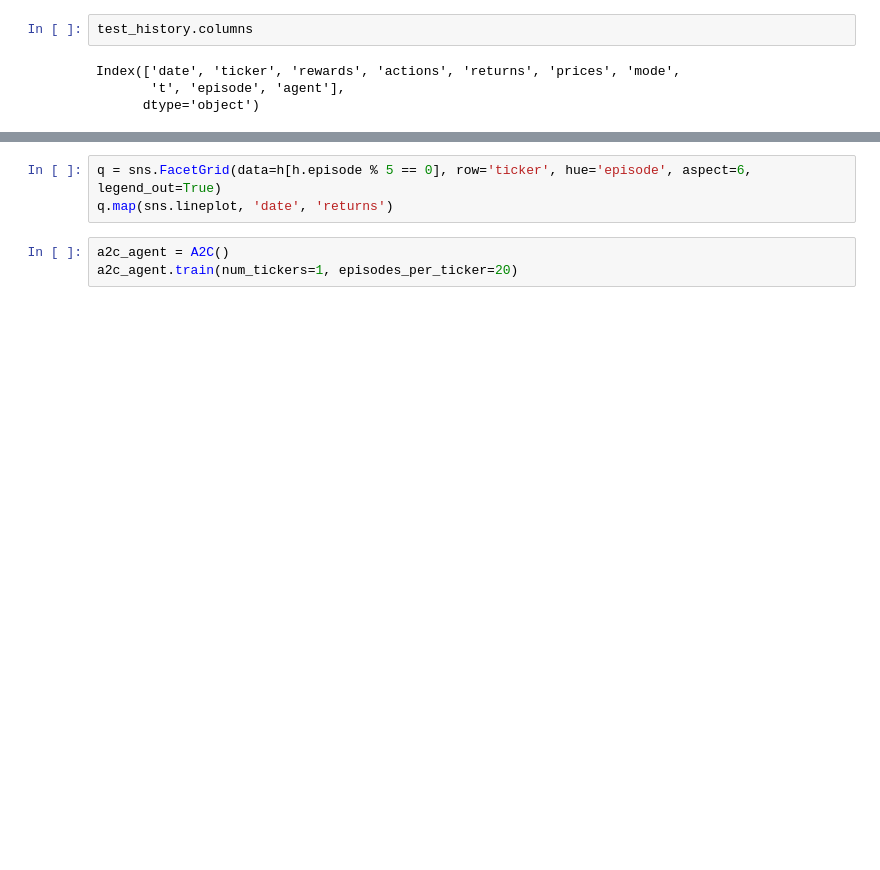
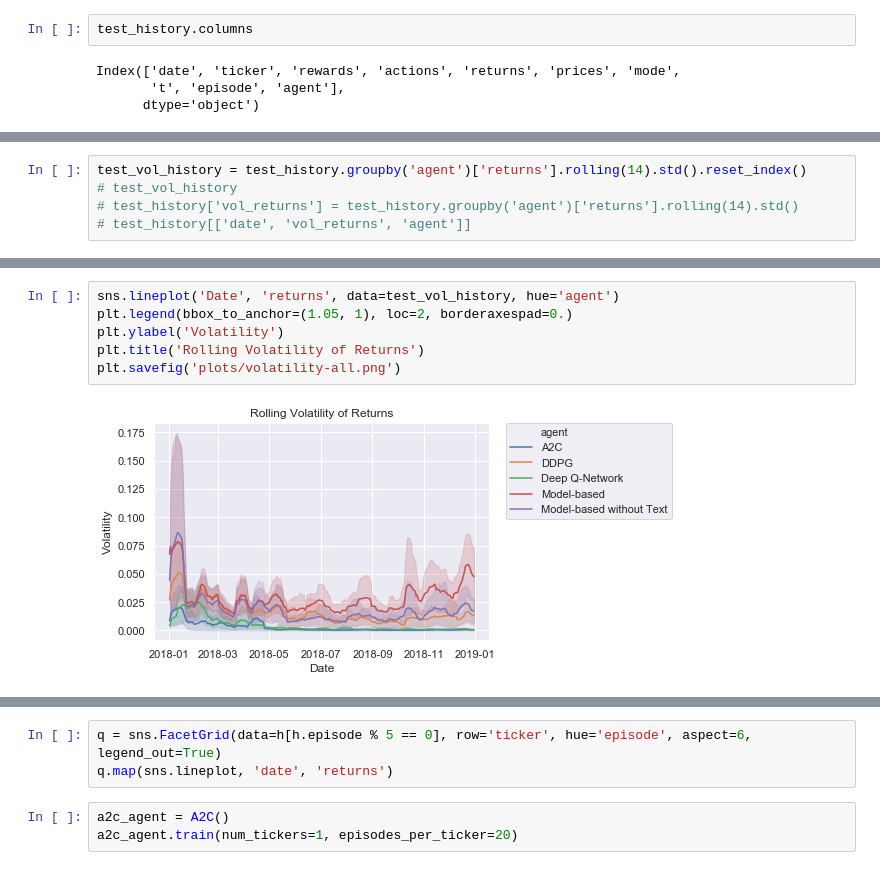
Before and after one commit to AaruranLog/rl-trading, a Jupyter notebook: experiments.ipynb, the cells around one changed output, grey strips where cells are left out. Drawn from its saved outputs; the diff is of its cells as text; blank space fills up the shorter version.

```diff
--- a/experiments.ipynb
+++ b/experiments.ipynb
@@ -206,0 +234,5 @@ Index(['date', 'ticker', 'rewards', 'actions', 'returns', 'prices', 'mode',
+# %%
+test_vol_history = test_history.groupby('agent')['returns'].rolling(14).std().reset_index()
+# test_vol_history
+# test_history['vol_returns'] = test_history.groupby('agent')['returns'].rolling(14).std()
+# test_history[['date', 'vol_returns', 'agent']]
@@ -206,0 +253,8 @@ Index(['date', 'ticker', 'rewards', 'actions', 'returns', 'prices', 'mode',
+# %%
+sns.lineplot('Date', 'returns', data=test_vol_history, hue='agent')
+plt.legend(bbox_to_anchor=(1.05, 1), loc=2, borderaxespad=0.)
+plt.ylabel('Volatility')
+plt.title('Rolling Volatility of Returns')
+plt.savefig('plots/volatility-all.png')
+# %% [output]
+[figure, added]
```
Also changed, not shown: parts of 9 cells of this notebook, 2 other files.
